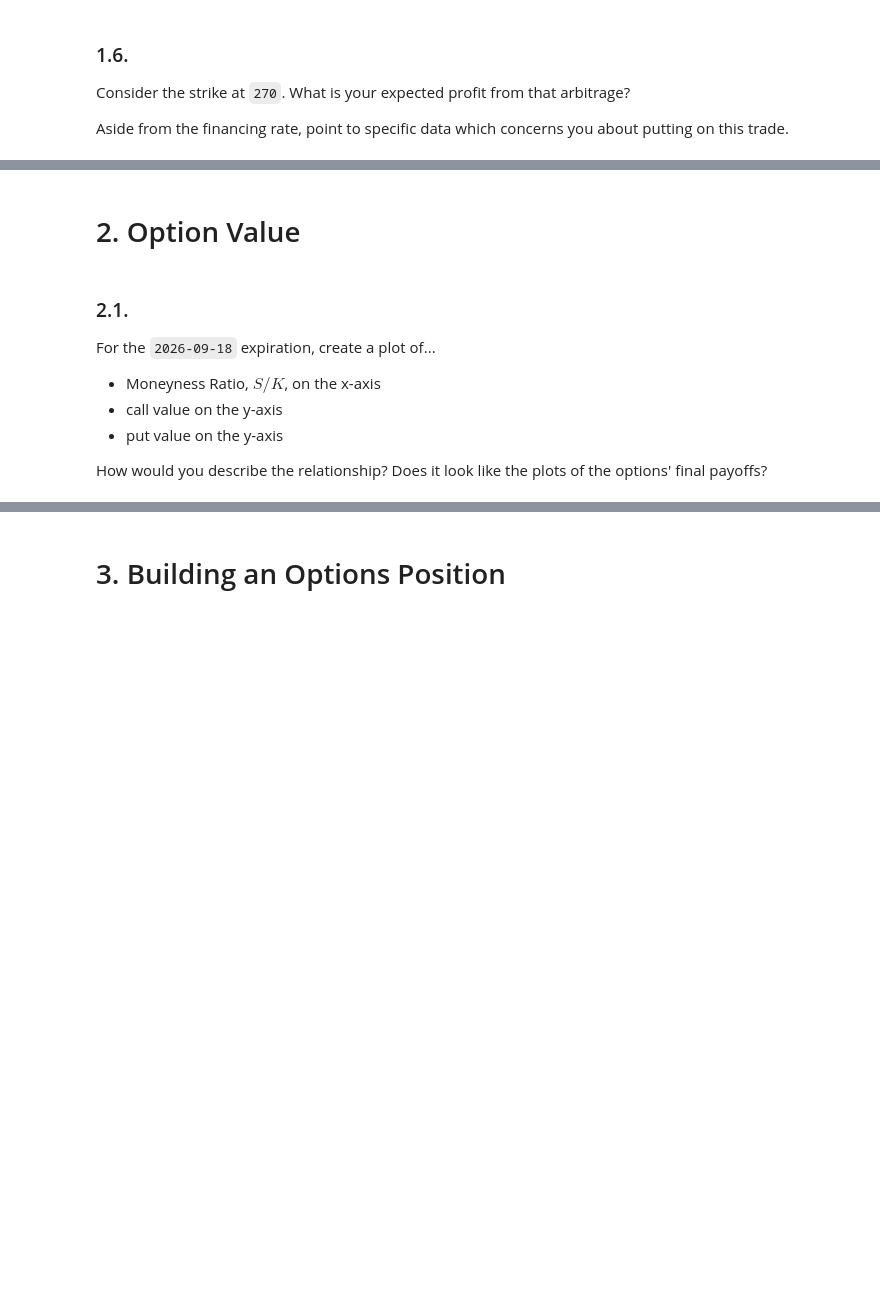
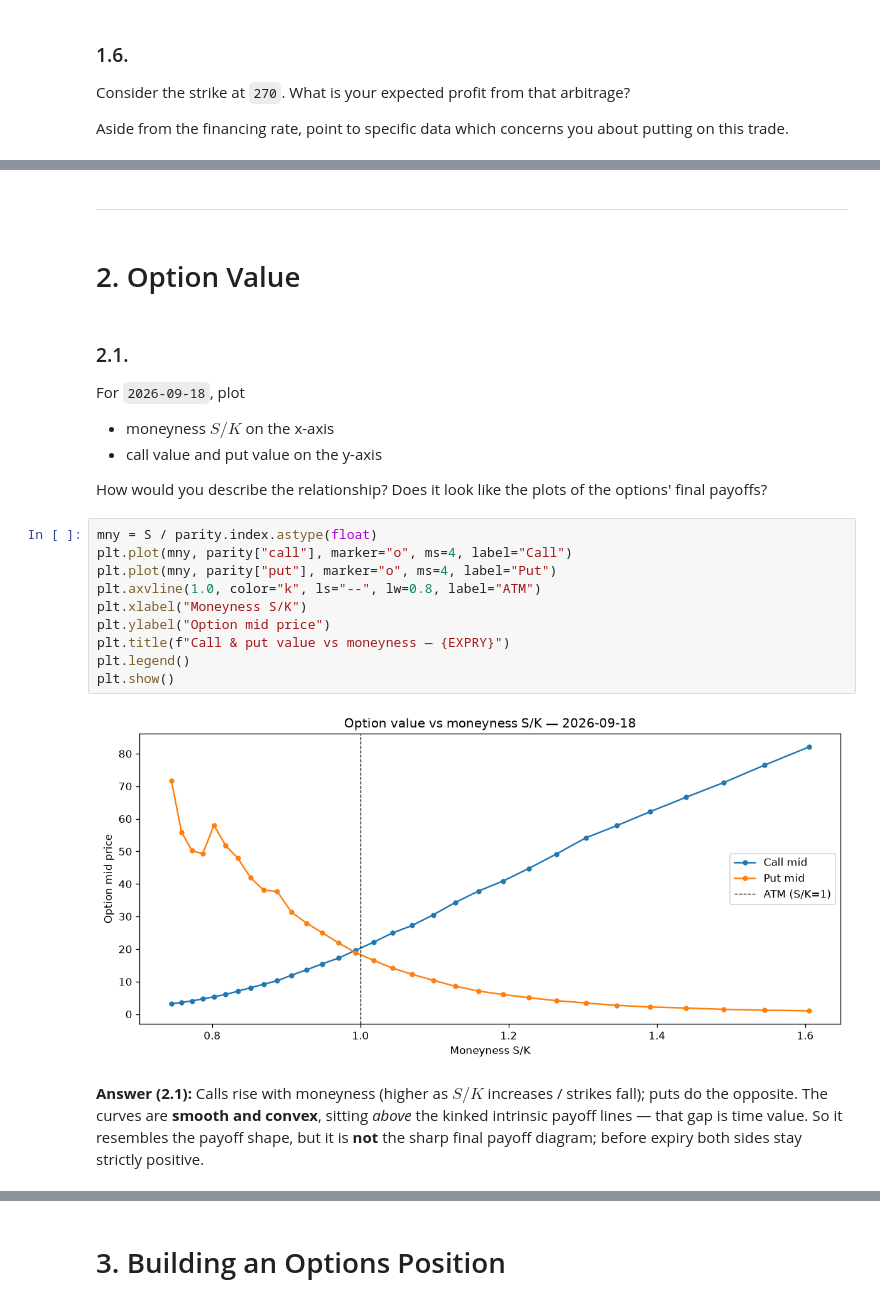
Before and after one commit to samLeung24/Quant-Part-II, a Jupyter notebook: Arbitrage_with_Put-Call_Parity.ipynb, the cells around one changed output, grey strips where cells are left out. Cells and saved outputs as stored; diff of their text form; blank space fills up the shorter version.

```diff
--- a/Arbitrage_with_Put-Call_Parity.ipynb
+++ b/Arbitrage_with_Put-Call_Parity.ipynb
@@ -132,14 +312,29 @@ Aside from the financing rate, point to specific data which concerns you about p
+# %% [markdown]
+***
 # %% [markdown]
 # 2. Option Value
 # %% [markdown]
 ### 2.1.
 
-For the `2026-09-18` expiration, create a plot of...
-* Moneyness Ratio, $S/K$, on the x-axis
-* call value on the y-axis
-* put value on the y-axis
+For `2026-09-18`, plot
+* moneyness $S/K$ on the x-axis
+* call value and put value on the y-axis
 
 How would you describe the relationship? Does it look like the plots of the options' final payoffs?
+# %%
+mny = S / parity.index.astype(float)
+plt.plot(mny, parity["call"], marker="o", ms=4, label="Call")
+plt.plot(mny, parity["put"], marker="o", ms=4, label="Put")
+plt.axvline(1.0, color="k", ls="--", lw=0.8, label="ATM")
+plt.xlabel("Moneyness S/K")
+plt.ylabel("Option mid price")
+plt.title(f"Call & put value vs moneyness — {EXPRY}")
+plt.legend()
+plt.show()
+# %% [output]
+[figure, added]
+# %% [markdown]
+**Answer (2.1):** Calls rise with moneyness (higher as $S/K$ increases / strikes fall); puts do the opposite. The curves are **smooth and convex**, sitting *above* the kinked intrinsic payoff lines — that gap is time value. So it resembles the payoff shape, but it is **not** the sharp final payoff diagram; before expiry both sides stay strictly positive.
 # %% [markdown]
 ### 2.2.
 
```
Also changed, not shown: parts of 36 cells of this notebook, 1 other file.
